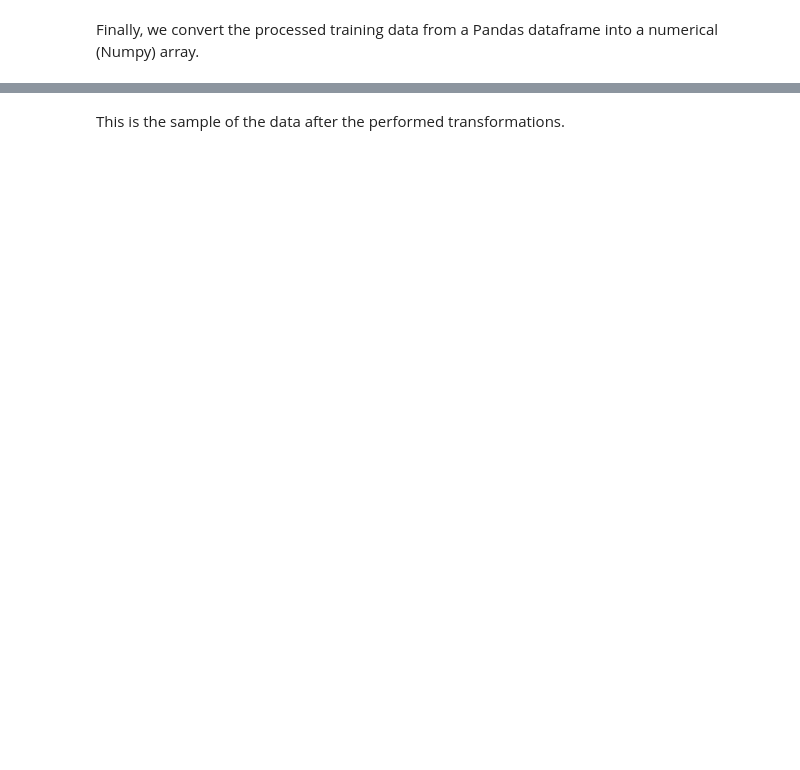
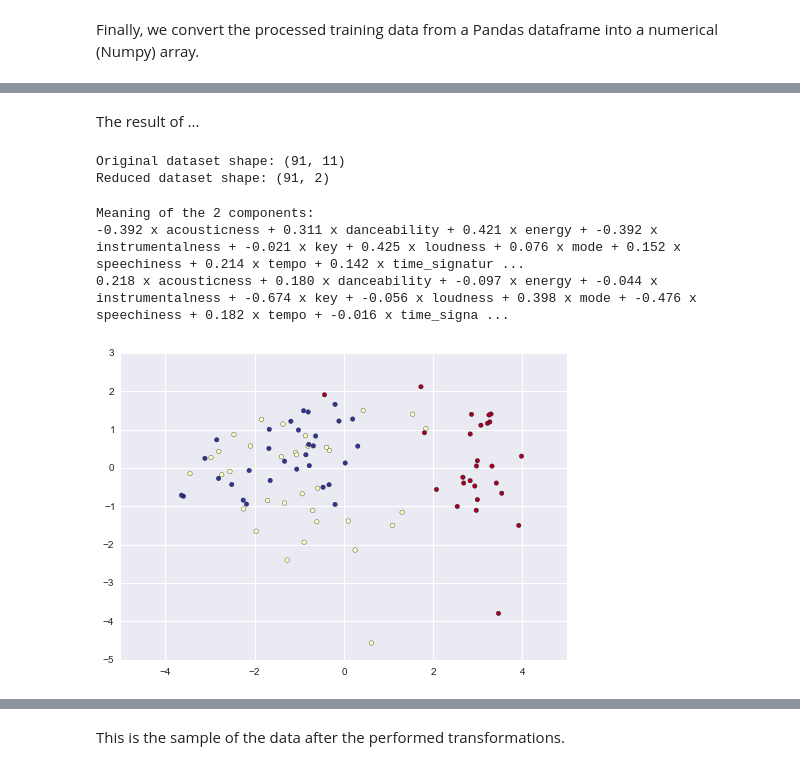
Before and after one commit to medennikova/itunes-music-analysis, a Jupyter notebook: music_analysis.ipynb, the cells around one changed output, grey strips where cells are left out. Saved outputs shown, nothing was run; the diff lists cells and outputs as text; code cells hidden in the pictures; blank space fills up the shorter version.

```diff
--- a/music_analysis.ipynb
+++ b/music_analysis.ipynb
@@ -345,0 +433,5 @@ train_data = df_matrix.values
+# %%
+train_data = train_matrix.values
+train_data = np.nan_to_num(train_data)
+test_data = test_matrix.values
+test_data = np.nan_to_num(test_data)
@@ -345,0 +450,15 @@ train_data = df_matrix.values
+# %%
+from sklearn import svm
+
+# fit the model
+""" I use kernel = radial basis function, or 'rbf'.
+'nu' value has been chosen by trial and error method.
+"""
+svm_model = svm.OneClassSVM(kernel="rbf", nu=0.07)
+svm_model.fit(train_data)
+
+# use training data to estimate the prediction error
+y_pred_train = svm_model.predict(train_data)
+y_pred_test = svm_model.predict(test_data)
+n_error_train = y_pred_train[y_pred_train == -1].size
+n_error_test = y_pred_test[y_pred_test == -1].size
@@ -345,0 +522,29 @@ train_data = df_matrix.values
+# %% [markdown]
+The result of ...
+# %%
+# to plot the graph we need to perform dimensionality reduction
+# use PCA
+
+from sklearn.decomposition import PCA
+pca = PCA(n_components=2)
+train_reduced = pca.fit_transform(train_data)
+print "Original dataset shape:", train_data.shape
+print "Reduced dataset shape:", train_reduced.shape
+# %% [output]
+Original dataset shape: (91, 11)
+Reduced dataset shape: (91, 2)
+# %%
+import pylab as pl
+pl.scatter(train_reduced[:, 0], train_reduced[:, 1], c=target,
+           cmap='RdYlBu')
+
+print("Meaning of the 2 components:")
+for component in pca.components_:
+    print(" + ".join("%.3f x %s" % (value, name)
+                     for value, name in zip(component,
+                                            train_matrix.columns)))
+# %% [output]
+Meaning of the 2 components:
+-0.392 x acousticness + 0.311 x danceability + 0.421 x energy + -0.392 x instrumentalness + -0.021 x key + 0.425 x loudness + 0.076 x mode + 0.152 x speechiness + 0.214 x tempo + 0.142 x time_signatur ...
+0.218 x acousticness + 0.180 x danceability + -0.097 x energy + -0.044 x instrumentalness + -0.674 x key + -0.056 x loudness + 0.398 x mode + -0.476 x speechiness + 0.182 x tempo + -0.016 x time_signa ...
+[figure, added]
```
Also changed, not shown: parts of 106 cells of this notebook.
